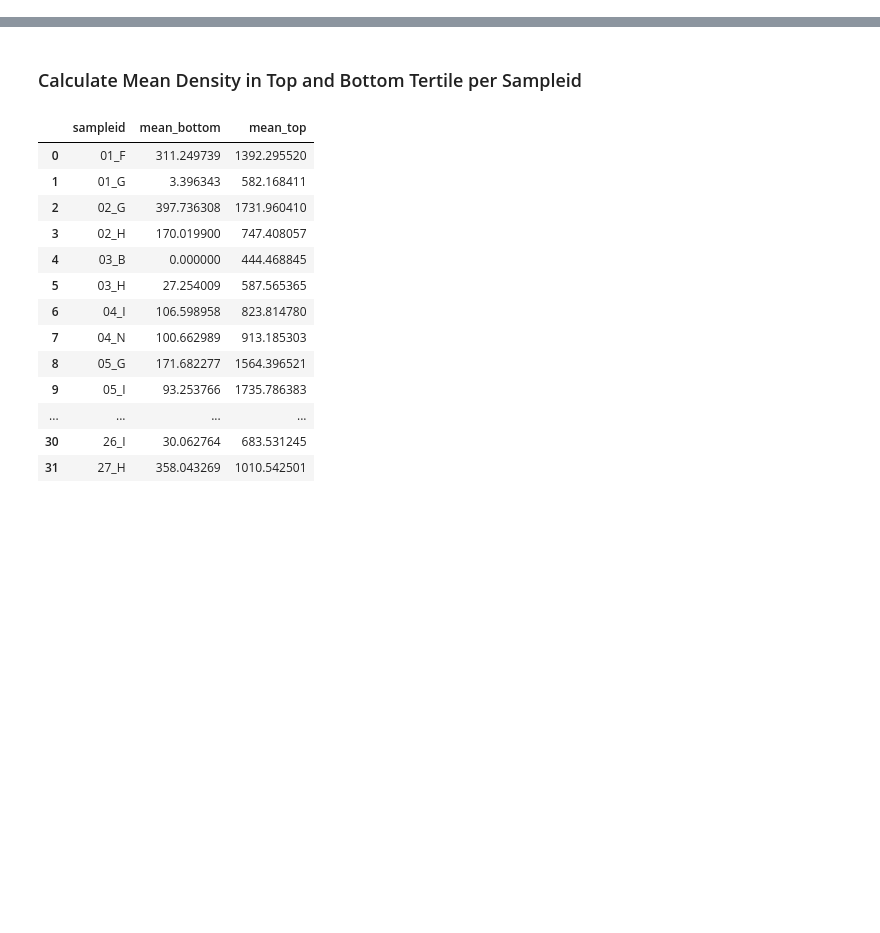
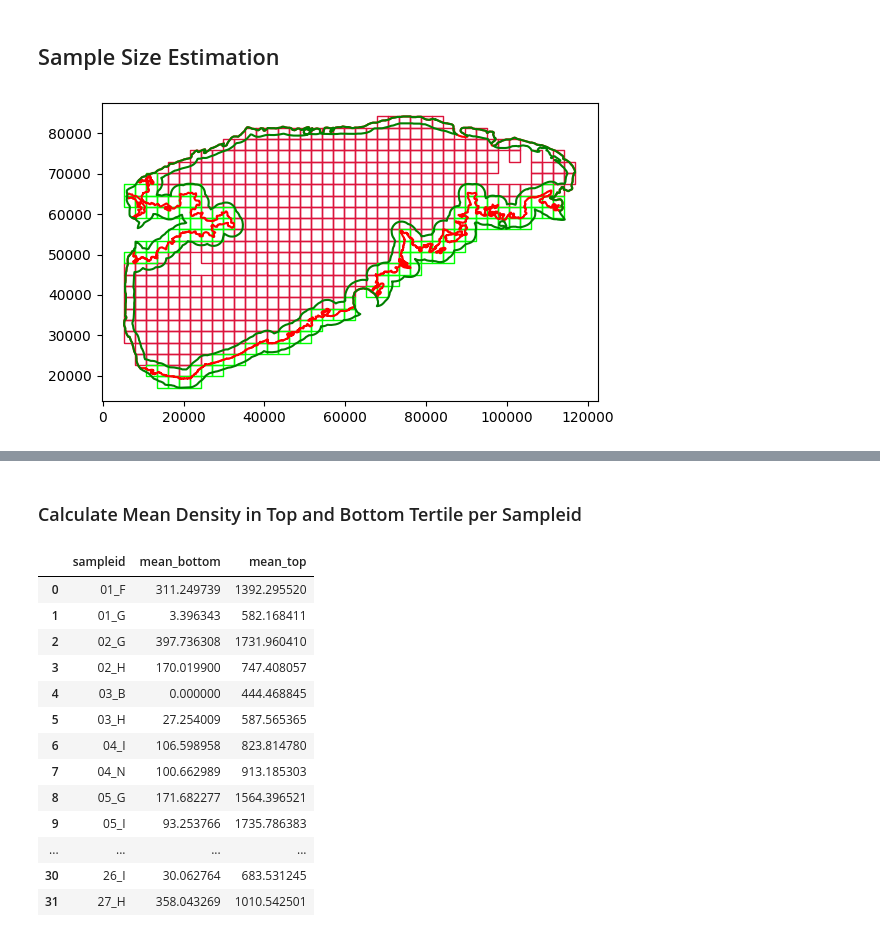
Before and after one commit to M-Fotheringham/Whole-Slide_vs_TMA_Sampling, a Jupyter notebook: src/SimuSamp/scripts/hpf_tertiles.ipynb, the cells around one changed output, grey strips where cells are left out. Cells and saved outputs as stored; diff of their text form; code cells hidden in the pictures; blank space fills up the shorter version.

Commit message:
figure making

```diff
--- a/src/SimuSamp/scripts/hpf_tertiles.ipynb
+++ b/src/SimuSamp/scripts/hpf_tertiles.ipynb
@@ -10,0 +57,28 @@ sampleids = ["01_F", "01_G", "02_G", "02_H", "03_B", "03_H", "04_I", "04_N", "05
+# %% [markdown]
+## Sample Size Estimation
+# %%
+hpfs_600 = pd.read_excel("../../../../Data/hpfs_600.xlsx")
+hpfs_1000 = pd.read_excel("../../../../Data/hpfs_1000.xlsx")
+hpfs_2000 = pd.read_excel("../../../../Data/hpfs_2000.xlsx")
+# %%
+hpf_tum = [loads(x) for x in hpfs_600[(hpfs_600["sampleid"] == "01_F") & (hpfs_600["region"] == "tumour")]["geometry"]]
+hpf_tum = gpd.GeoDataFrame(geometry=hpf_tum)
+
+hpf_im = [loads(x) for x in hpfs_600[(hpfs_600["sampleid"] == "01_F") & (hpfs_600["region"] == "IM")]["geometry"]]
+hpf_im = gpd.GeoDataFrame(geometry=hpf_im)
+# %%
+spatdat = SpatDat("01_F", "../../../../Simulated WS Sampling/block_data/")
+# %%
+tum = spatdat.subset_annotation("tumour")
+im = spatdat.subset_annotation("IM")
+# %%
+hpf_tum.plot(color="None", edgecolor="crimson")
+hpf_im.plot(color="None", edgecolor="lime", ax=plt.gca())
+for geom in tum.geoms:
+    plt.plot(*geom.exterior.xy, color="red")
+for geom in im.geoms:
+    plt.plot(*geom.exterior.xy, color="green")
+
+plt.savefig("../../../../Data/example_hpfs_600.png", dpi=300, transparent=True)
+# %% [output]
+[figure, added]
```
Also changed, not shown: parts of 36 cells of this notebook, 6 other files.
